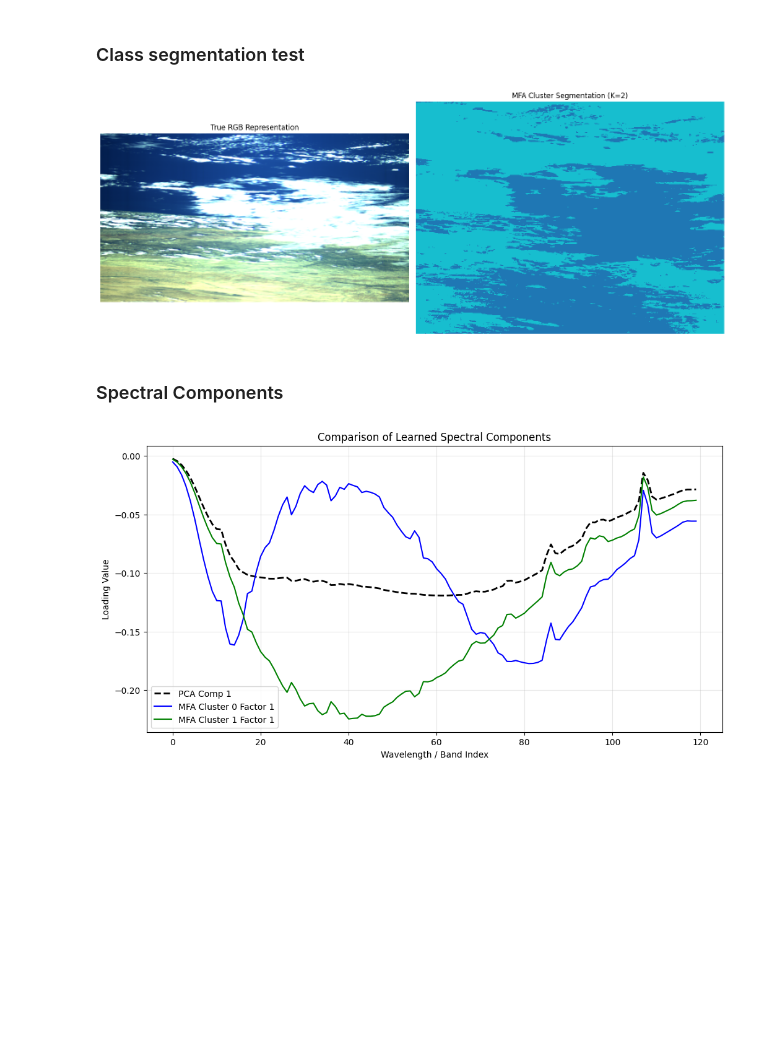
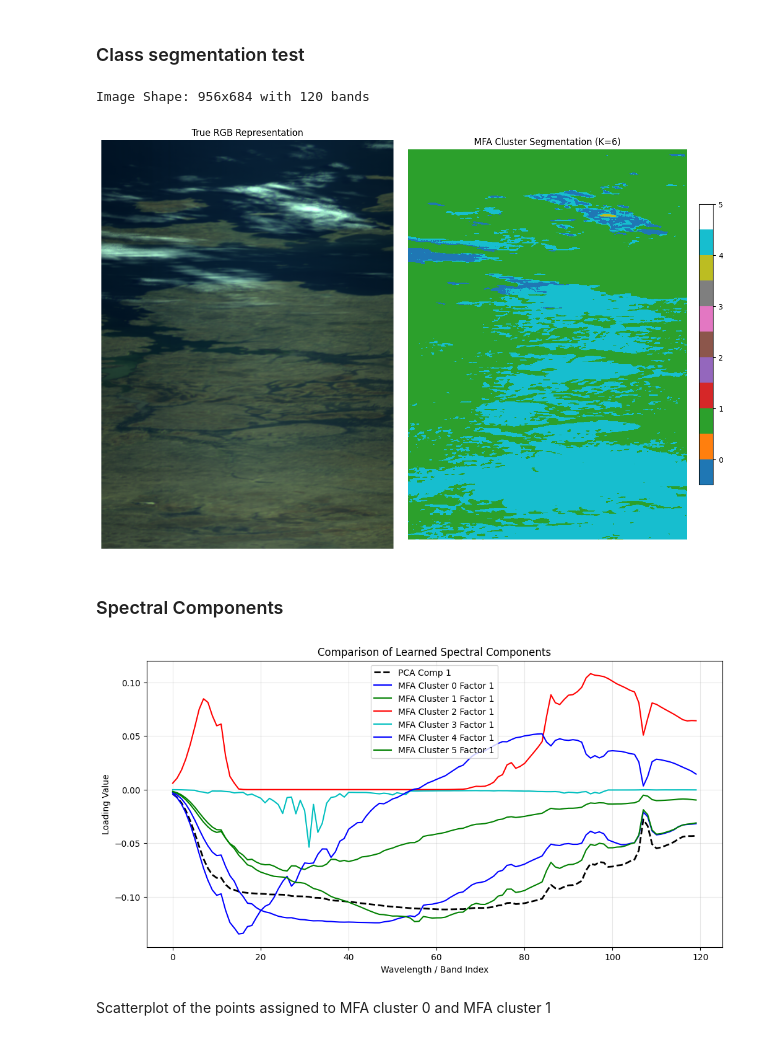
Before and after one commit to TrygveTafjord/MFA_testing, a Jupyter notebook: 01_model_testing.ipynb, the cells around one changed output. Drawn from its saved outputs; the diff is of its cells as text; code cells hidden in the pictures; blank space fills up the shorter version.

Commit message:
redone the tests

```diff
--- a/01_model_testing.ipynb
+++ b/01_model_testing.ipynb
@@ -30,7 +30,7 @@ pca_components = pca_checkpoint['components'].to(device)
 pca_mean = pca_checkpoint['mean'].to(device)
 
 # Load MFA
-mfa_checkpoint = torch.load('models/mfa_k2_q5.pt', map_location=device)
+mfa_checkpoint = torch.load('models/mfa_k6_q2.pt', map_location=device)
 mfa_hyperparams = mfa_checkpoint['hyperparameters']
 
 mfa_model = MFA(
@@ -174,29 +231,67 @@ MFA (K=2, q=5): RMSE = 19612.2441, SAM = 1.3445 rad
 ### Class segmentation test
 # %%
 # Reshape clusters to image
-h, w = dims
-seg_map = cluster_ids.reshape(h, w).cpu().numpy()
+file_testing = 'data/testing/mwanza_2022-07-21T07-43-03Z-l1a.nc'
+
+satobj = Hypso(file_testing)
+
+# 1. Load the full image data
+data = satobj.l1a_cube.values.astype(np.float32)
+h, w, b = data.shape
+print(f"Image Shape: {h}x{w} with {b} bands")
+
+# Flatten the full image for the model
+data_2d_full = data.reshape(-1, b) # Shape: (Total_Pixels_In_Image, 120)
+
+# 2. Preprocess the full image (CRITICAL STEP)
+# We must use the same stats we used for the random test set
+data_2d_full_tensor = torch.tensor(data_2d_full, dtype=torch.float32).to(device)
+X_full_mfa = (data_2d_full_tensor / mfa_stats['data_max']) - mfa_stats['mean']
+
+# 3. Run Inference to get NEW cluster_ids for this specific image
+with torch.no_grad():
+    # We only need the responsibilities to get the argmax (cluster id)
+    log_resp, _ = mfa_model.e_step(X_full_mfa)
+    responsibilities = torch.exp(log_resp)
+    new_cluster_ids = torch.argmax(responsibilities, dim=1)
+
+# 4. NOW reshape the new IDs
+seg_map = new_cluster_ids.reshape(h, w).cpu().numpy()
 
 # Get RGB for comparison (Bands 70, 50, 20 approx for Hypso)
 rgb_bands = [70, 50, 20]
 rgb_img = satobj.l1a_cube.values[:, :, rgb_bands]
 # Normalize RGB for display
 rgb_img = (rgb_img - np.min(rgb_img)) / (np.max(rgb_img) - np.min(rgb_img))
 
-fig, ax = plt.subplots(1, 2, figsize=(15, 6))
-ax[0].imshow(rgb_img)
+fig, ax = plt.subplots(1, 2, figsize=(12, 8))
+
+# 2. Plot True RGB
+# aspect='equal' ensures 1 pixel is square (fixes the squashing)
+ax[0].imshow(rgb_img, aspect='equal')
 ax[0].set_title("True RGB Representation")
 ax[0].axis('off')
 
-# Discrete colormap for clusters
-sns.heatmap(seg_map, ax=ax[1], cmap="tab10", cbar=False)
+# 3. Plot Segmentation Map using imshow instead of heatmap
+# cmap='tab10': Good distinct colors for categorical data
+# interpolation='nearest': Keeps edges sharp (no blurring between classes)
+# aspect='equal': Matches the geometry of the RGB image exactly
+# vmax=K: Ensures the colormap covers the correct range of clusters
+im = ax[1].imshow(seg_map, cmap='tab10', interpolation='nearest', aspect='equal')
 ax[1].set_title(f"MFA Cluster Segmentation (K={mfa_model.K})")
 ax[1].axis('off')
 
+# Optional: Add a legend for the clusters
+# This creates a colorbar with discrete ticks for each cluster
+cbar = plt.colorbar(im, ax=ax[1], fraction=0.046, pad=0.04)
+cbar.set_ticks(np.arange(mfa_model.K) + 0.5) # Center ticks on color block
+cbar.set_ticklabels(np.arange(mfa_model.K))  # Label as 0, 1, 2...
+
 plt.tight_layout()
 plt.show()
 # %% [output]
+Image Shape: 956x684 with 120 bands
-[figure, old version]
+[figure, new version]
 # %% [markdown]
 ### Spectral Components
 # %%
@@ -222,4 +317,6 @@ plt.legend()
 plt.grid(True, alpha=0.3)
 plt.show()
 # %% [output]
-[figure, old version]
+[figure, new version]
+# %% [markdown]
+Scatterplot of the points assigned to MFA cluster 0 and MFA cluster 1
```
Also changed, not shown: parts of 6 cells of this notebook, 7 other files.
